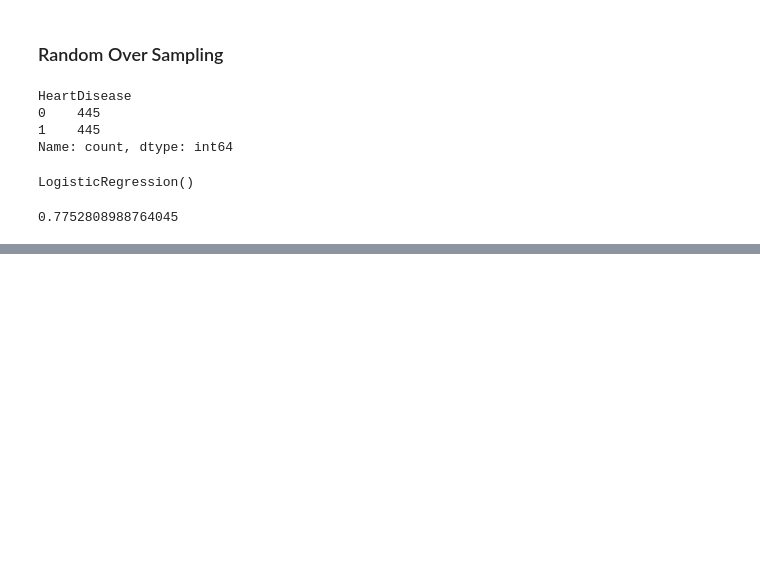
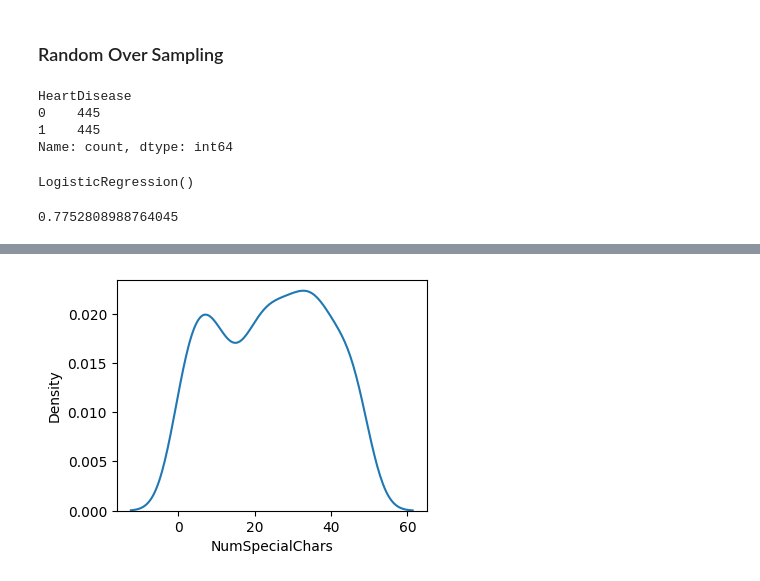
Before and after one commit to Haroon1056/Machine-Learning-Notes, a Jupyter notebook: machine learning.ipynb, the cells around one changed output, grey strips where cells are left out. Cells and saved outputs as stored; diff of their text form; code cells hidden in the pictures; blank space fills up the shorter version.

```diff
--- a/machine learning.ipynb
+++ b/machine learning.ipynb
@@ -998,0 +1035,6 @@ lr1.score(x2_test,y2_test)
+# %%
+plt.figure(figsize=(4,3))
+sns.kdeplot(data=nb_dataset["NumSpecialChars"])
+plt.show()
+# %% [output]
+[figure, added]
```
Also changed, not shown: parts of 19 cells of this notebook, 2 other files.
